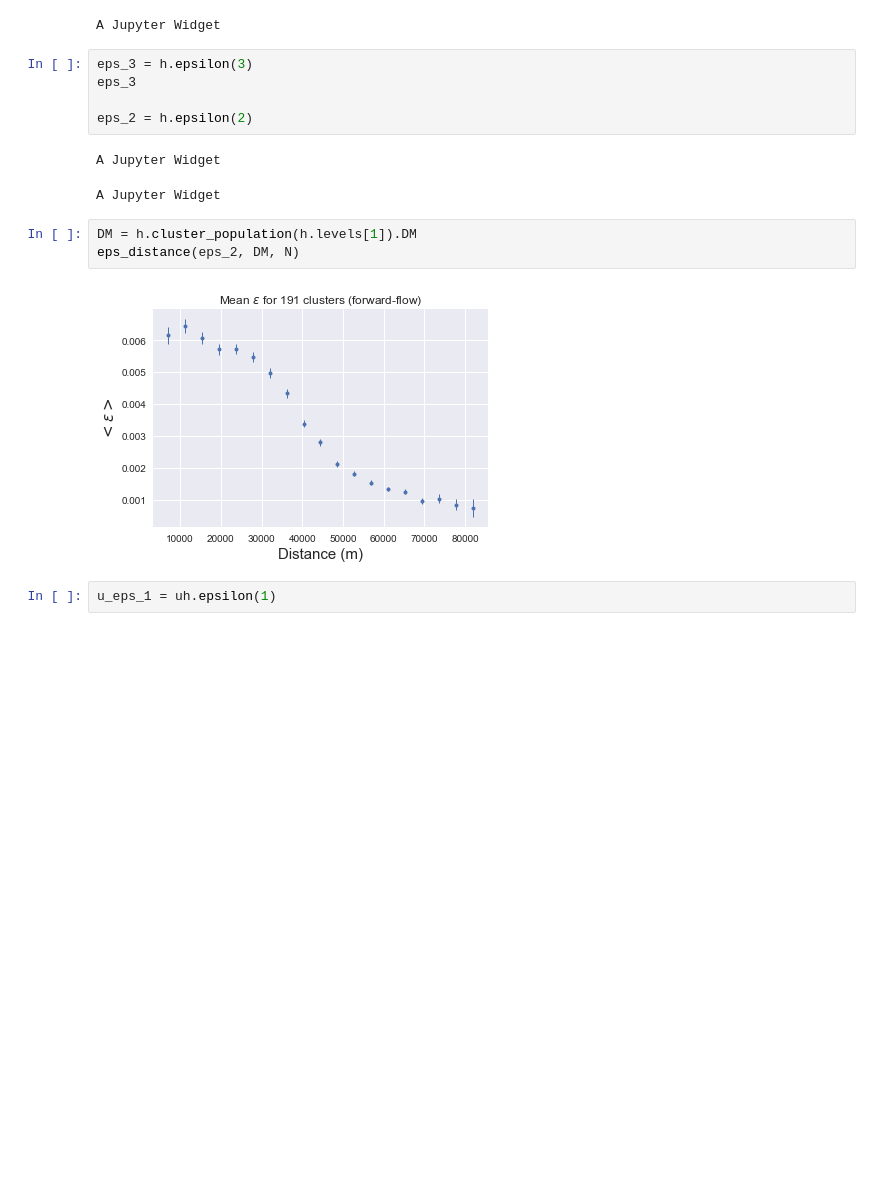
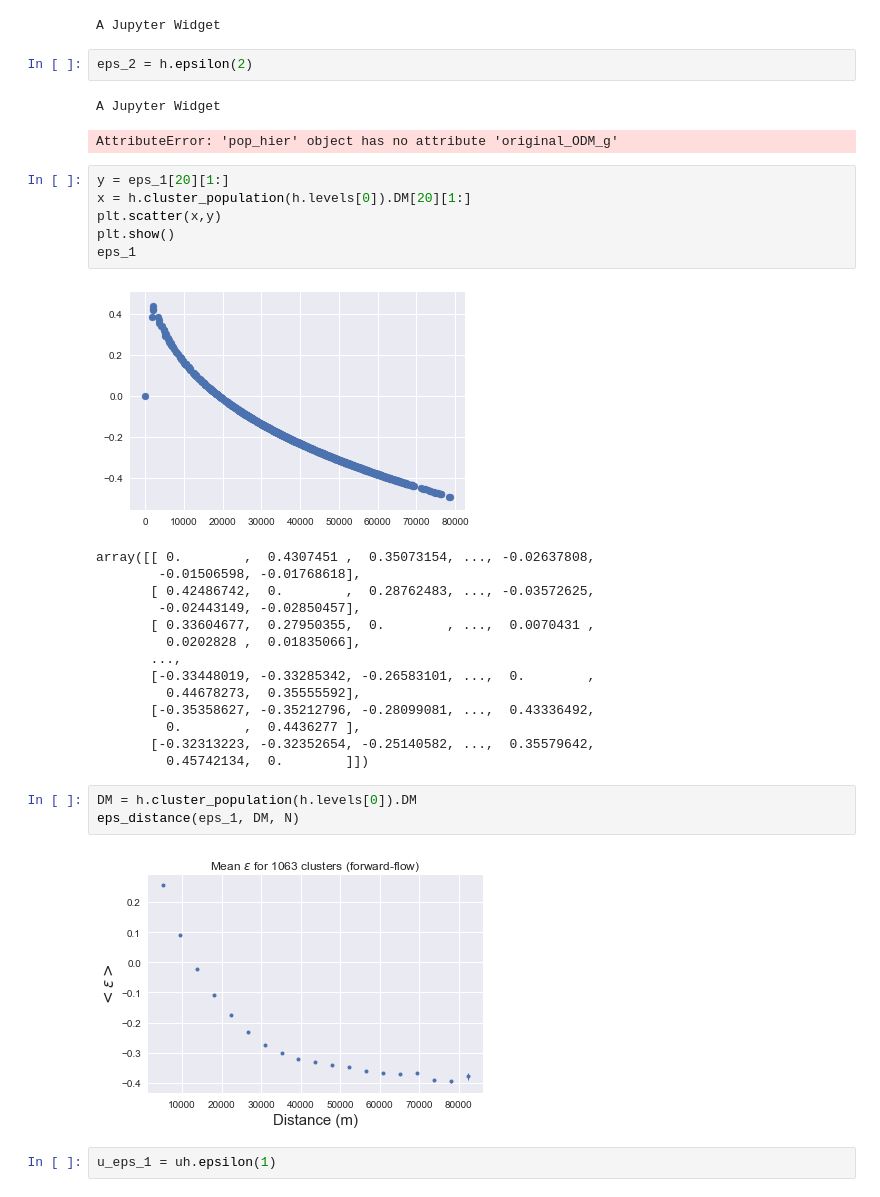
Before and after one commit to jbremz/human_mob, a Jupyter notebook: Notebooks/Ilaria's Log/Week 13.ipynb, the cells around one changed output. Drawn from its saved outputs; the diff is of its cells as text; blank space fills up the shorter version.

Commit message:
fixed constant epsilon

```diff
--- a/Notebooks/Ilaria's Log/Week 13.ipynb
+++ b/Notebooks/Ilaria's Log/Week 13.ipynb
@@ -85,18 +88,36 @@ eps_1 = h.epsilon(1)
 A Jupyter Widget
 A Jupyter Widget
 # %%
-eps_3 = h.epsilon(3)
-eps_3
-
 eps_2 = h.epsilon(2)
 # %% [output]
 A Jupyter Widget
-A Jupyter Widget
+AttributeError: 'pop_hier' object has no attribute 'original_ODM_g'
+# %%
+y = eps_1[20][1:]
+x = h.cluster_population(h.levels[0]).DM[20][1:]
+plt.scatter(x,y)
+plt.show()
+eps_1
+# %% [output]
+[figure, added]
+array([[ 0.        ,  0.4307451 ,  0.35073154, ..., -0.02637808,
+        -0.01506598, -0.01768618],
+       [ 0.42486742,  0.        ,  0.28762483, ..., -0.03572625,
+        -0.02443149, -0.02850457],
+       [ 0.33604677,  0.27950355,  0.        , ...,  0.0070431 ,
+         0.0202828 ,  0.01835066],
+       ...,
+       [-0.33448019, -0.33285342, -0.26583101, ...,  0.        ,
+         0.44678273,  0.35555592],
+       [-0.35358627, -0.35212796, -0.28099081, ...,  0.43336492,
+         0.        ,  0.4436277 ],
+       [-0.32313223, -0.32352654, -0.25140582, ...,  0.35579642,
+         0.45742134,  0.        ]])
 # %%
-DM = h.cluster_population(h.levels[1]).DM
-eps_distance(eps_2, DM, N)
+DM = h.cluster_population(h.levels[0]).DM
+eps_distance(eps_1, DM, N)
 # %% [output]
-[figure, old version]
+[figure, new version]
 # %%
 u_eps_1 = uh.epsilon(1)
 # %% [output]
```
Also changed, not shown: parts of 3 cells of this notebook.
